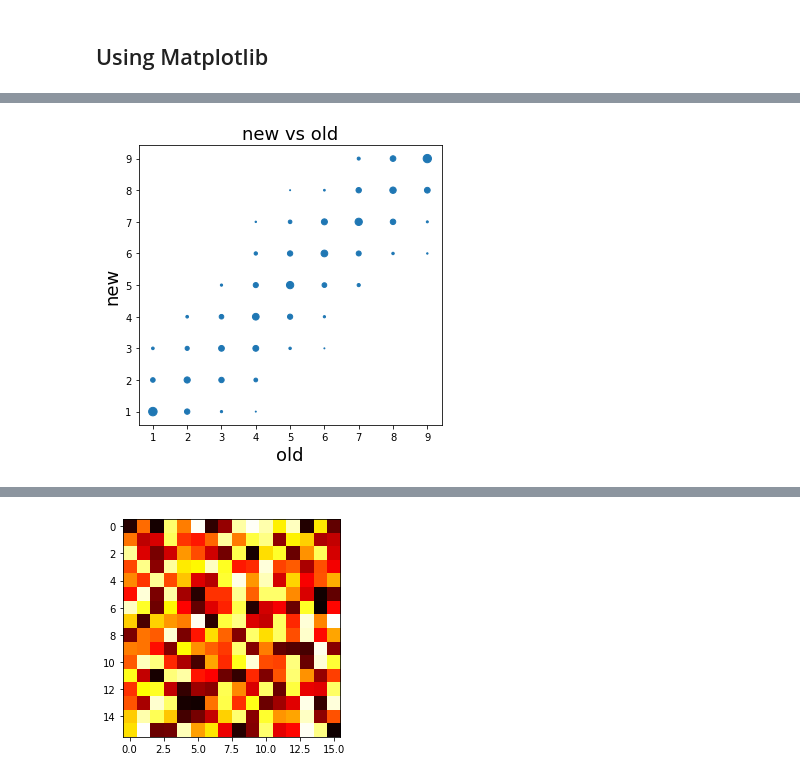
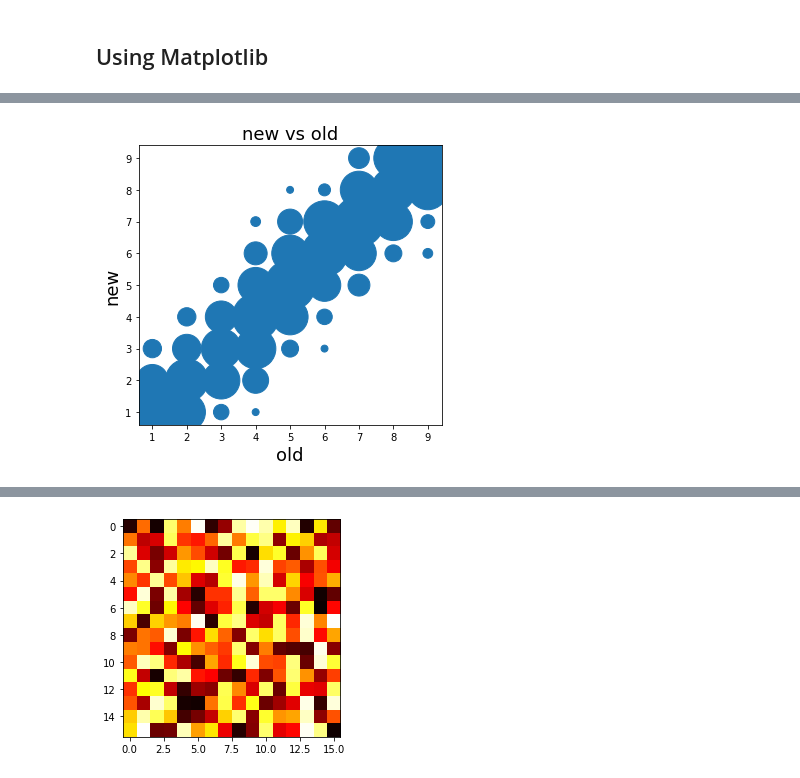
Before and after one commit to lselector/python_tutorials, a Jupyter notebook: d01_Matplotlib.ipynb, the cells around one changed output, grey strips where cells are left out. Cells and saved outputs as stored; diff of their text form; code cells hidden in the pictures.

```diff
--- a/d01_Matplotlib.ipynb
+++ b/d01_Matplotlib.ipynb
@@ -146,4 +146,5 @@ for ii in range(N):
 tups = list(mydict.keys())
 xx = [el[0] for el in tups]
 yy = [el[1] for el in tups]
-zz = [mydict[kk] for kk in tups]
+zz = [48* mydict[kk] for kk in tups]  # array of sizes for dots
+print(f"xx = {xx}\n\nyy = {yy}\n\nzz = {zz}")
@@ -150,17 +157,17 @@ zz = [mydict[kk] for kk in tups]
 # %%
 # note - use subplots although we are making only one plot
 fig, axes = plt.subplots( nrows=1, ncols=1, figsize=(5,5) )
 ax0 = axes
 
-# make dots bigger if there are more events at this dot
-myscatter = ax0.scatter(xx, yy, s=48*zz)
+# scatterplot - show dots bigger if there are more events at this dot
+myscatter = ax0.scatter(xx, yy,s=zz)
 ax0.set_title('new vs old', fontsize=18)
 plt.xlabel("old", fontsize=18)
 plt.ylabel("new", fontsize=18)
 fig.tight_layout()
 plt.show() ;
 # %% [output]
-[figure, old version]
+[figure, new version]
 # %%
 # Several methods of plotting a heatmap (for confusion matrix, etc.).
 # https://stackoverflow.com/questions/33282368/plotting-a-2d-heatmap-with-matplotlib
```
Also changed, not shown: parts of 11 cells of this notebook.
